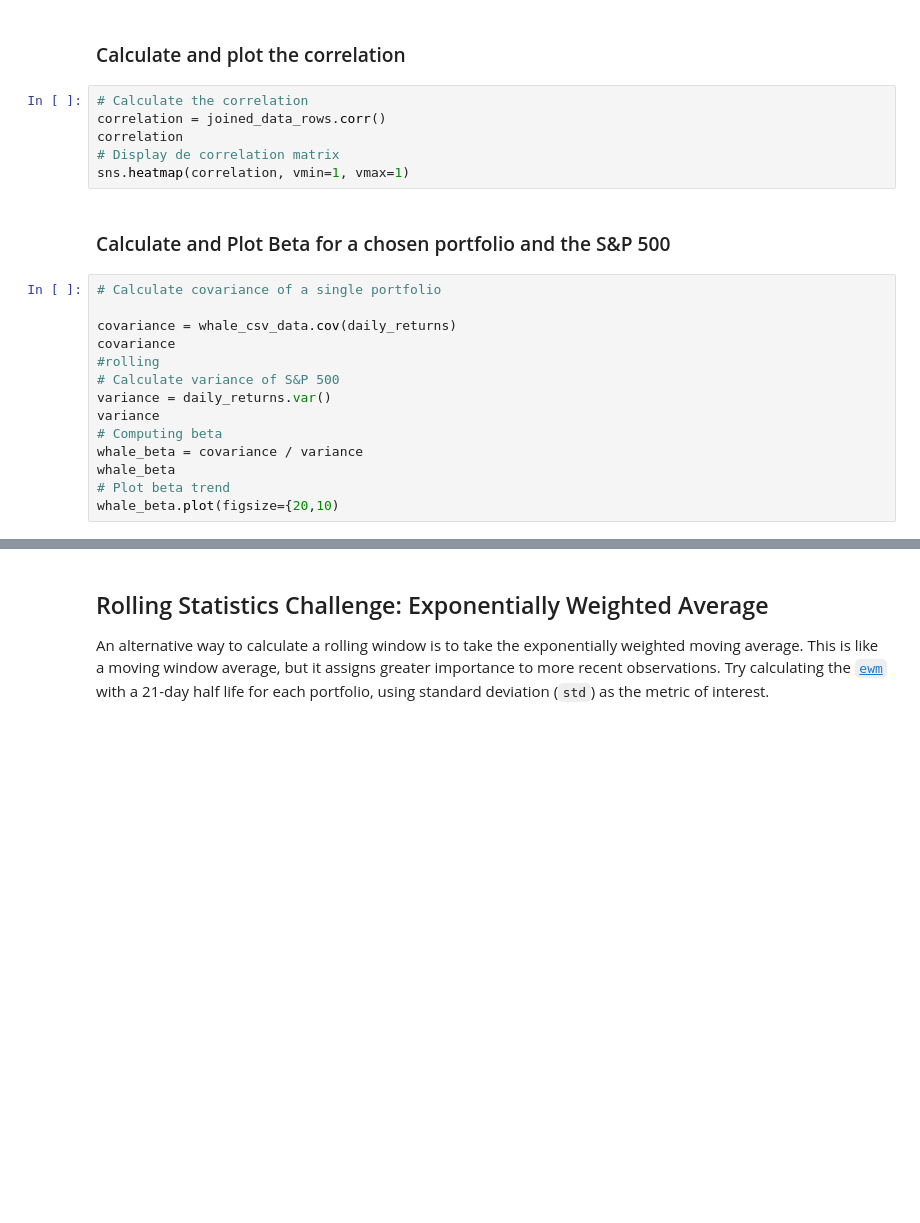
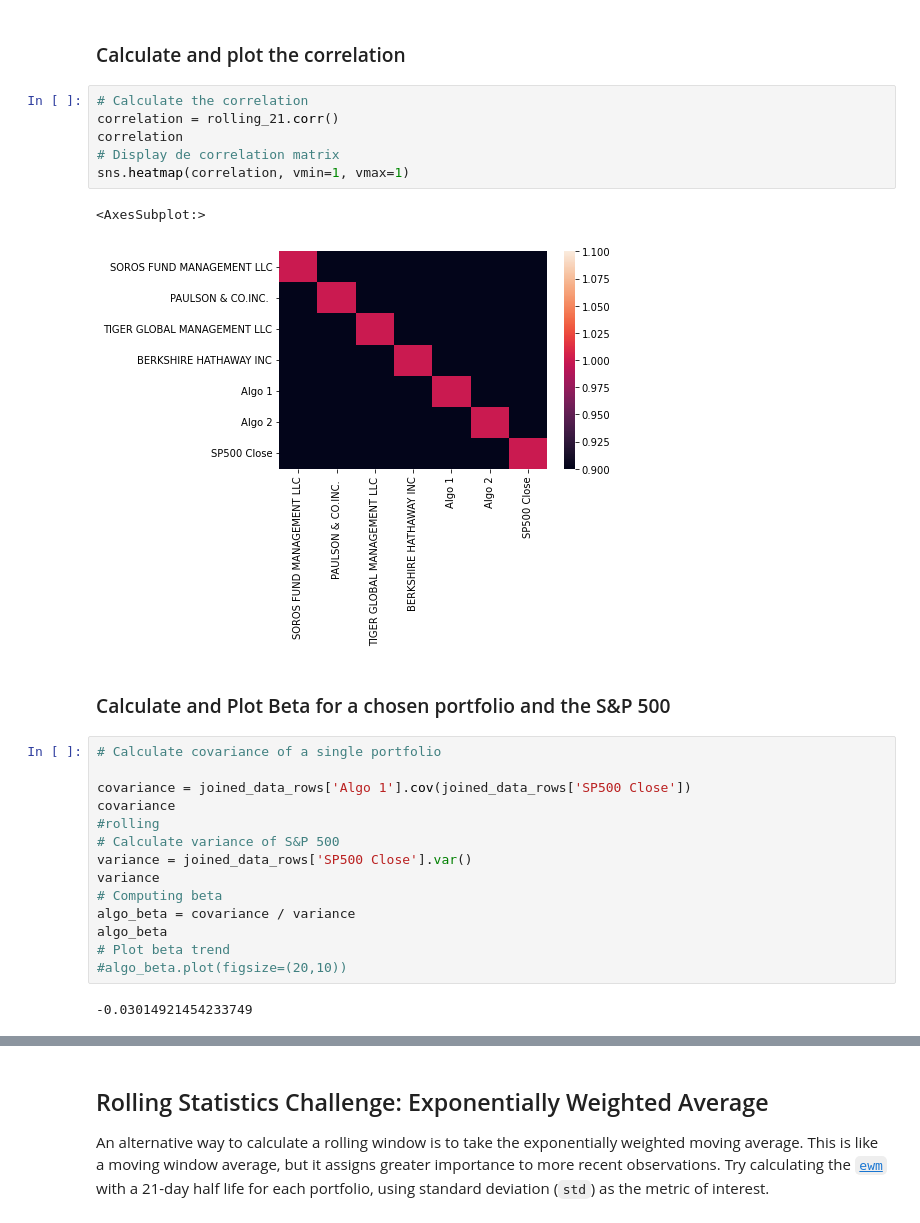
Before and after one commit to scottcearley/FinTech-Module4, a Jupyter notebook: Starter_Code/whale_analysis.ipynb, the cells around one changed output, grey strips where cells are left out. Cells and saved outputs as stored; diff of their text form; blank space fills up the shorter version.

```diff
--- a/Starter_Code/whale_analysis.ipynb
+++ b/Starter_Code/whale_analysis.ipynb
@@ -414,23 +433,28 @@ sp500_rolling_21
 ### Calculate and plot the correlation
 # %%
 # Calculate the correlation
-correlation = joined_data_rows.corr()
+correlation = rolling_21.corr()
 correlation
 # Display de correlation matrix
 sns.heatmap(correlation, vmin=1, vmax=1)
+# %% [output]
+<AxesSubplot:>
+[figure, added]
 # %% [markdown]
 ### Calculate and Plot Beta for a chosen portfolio and the S&P 500
 # %%
 # Calculate covariance of a single portfolio
 
-covariance = whale_csv_data.cov(daily_returns)
+covariance = joined_data_rows['Algo 1'].cov(joined_data_rows['SP500 Close'])
 covariance
 #rolling
 # Calculate variance of S&P 500
-variance = daily_returns.var()
+variance = joined_data_rows['SP500 Close'].var()
 variance
 # Computing beta
-whale_beta = covariance / variance
-whale_beta
+algo_beta = covariance / variance
+algo_beta
 # Plot beta trend
-whale_beta.plot(figsize={20,10)
+#algo_beta.plot(figsize=(20,10))
+# %% [output]
+-0.03014921454233749
```
Also changed, not shown: parts of 22 cells of this notebook.
